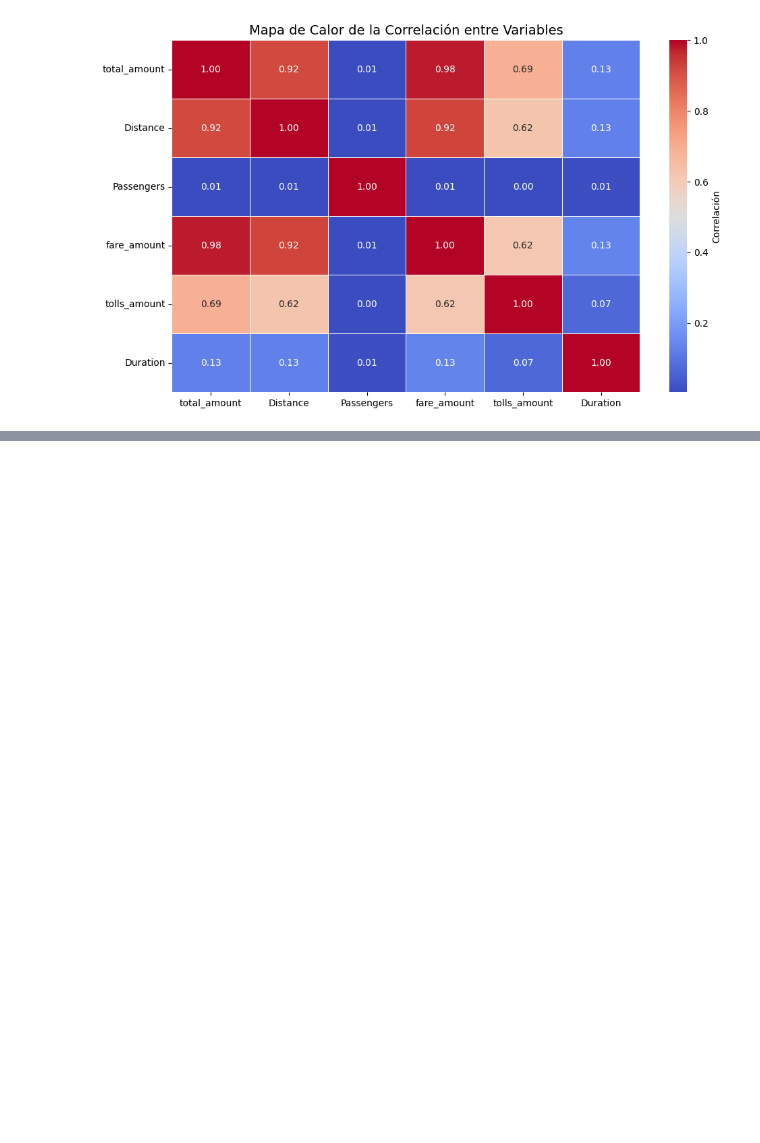
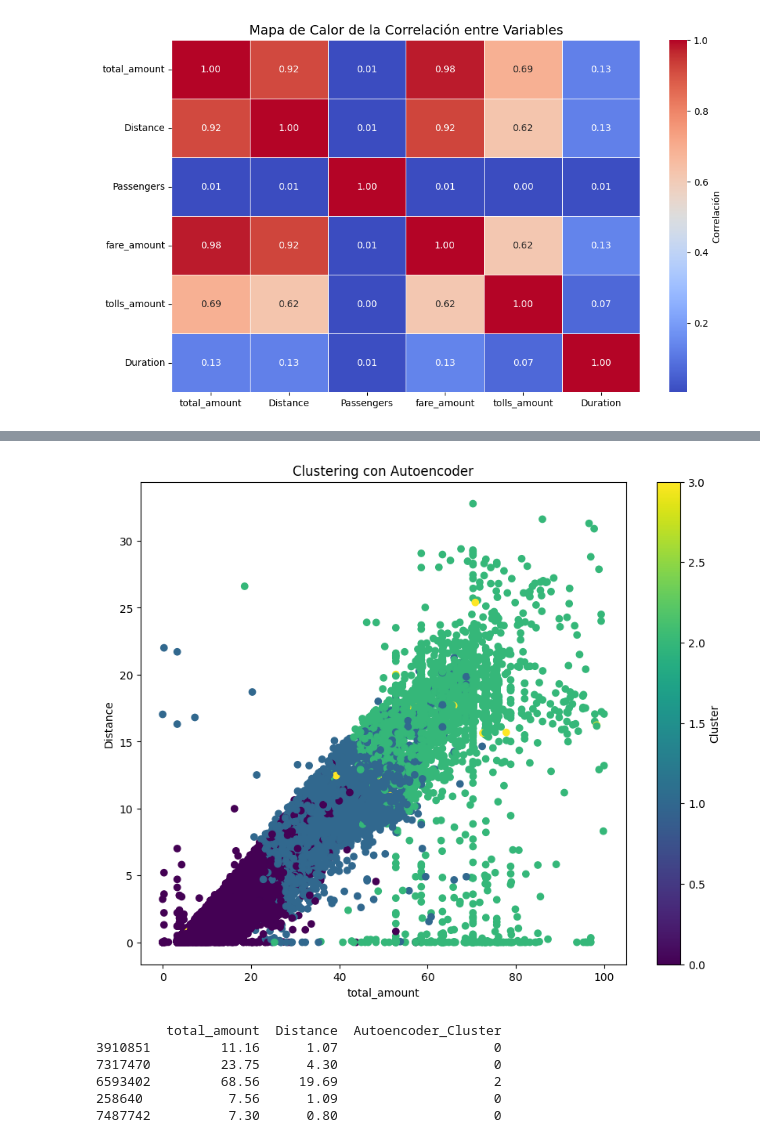
Before and after one commit to yeisondelatorre/ML_trabajofinal, a Jupyter notebook: _sources/notebooks.ipynb, the cells around one changed output, grey strips where cells are left out. Saved outputs shown, nothing was run; the diff lists cells and outputs as text; code cells hidden in the pictures; blank space fills up the shorter version.

```diff
--- a/_sources/notebooks.ipynb
+++ b/_sources/notebooks.ipynb
@@ -727,0 +979,20 @@ plt.show()
+# %%
+# 8. Visualización de los resultados (opcional)
+plt.figure(figsize=(10, 8))
+plt.scatter(taxi_df_sample['total_amount'], taxi_df_sample['Distance'], c=taxi_df_sample['Autoencoder_Cluster'], cmap='viridis')
+plt.title('Clustering con Autoencoder')
+plt.xlabel('total_amount')
+plt.ylabel('Distance')
+plt.colorbar(label='Cluster')
+plt.show()
+
+# 9. Ver las primeras filas con el cluster asignado (opcional)
+print(taxi_df_sample[['total_amount', 'Distance', 'Autoencoder_Cluster']].head())
+# %% [output]
+[figure, added]
+         total_amount  Distance  Autoencoder_Cluster
+3910851         11.16      1.07                    0
+7317470         23.75      4.30                    0
+6593402         68.56     19.69                    2
+258640           7.56      1.09                    0
+7487742          7.30      0.80                    0
```
Also changed, not shown: parts of 18 cells of this notebook, 12 other files.
